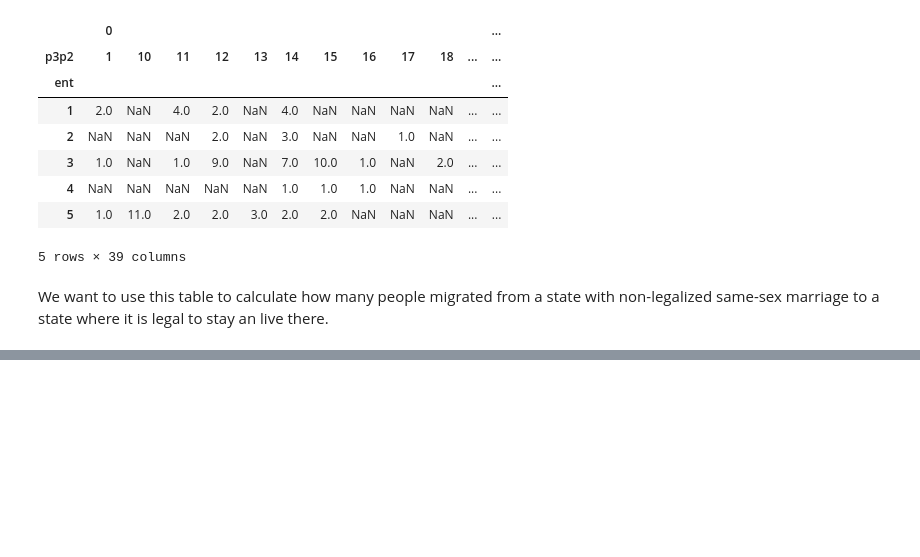
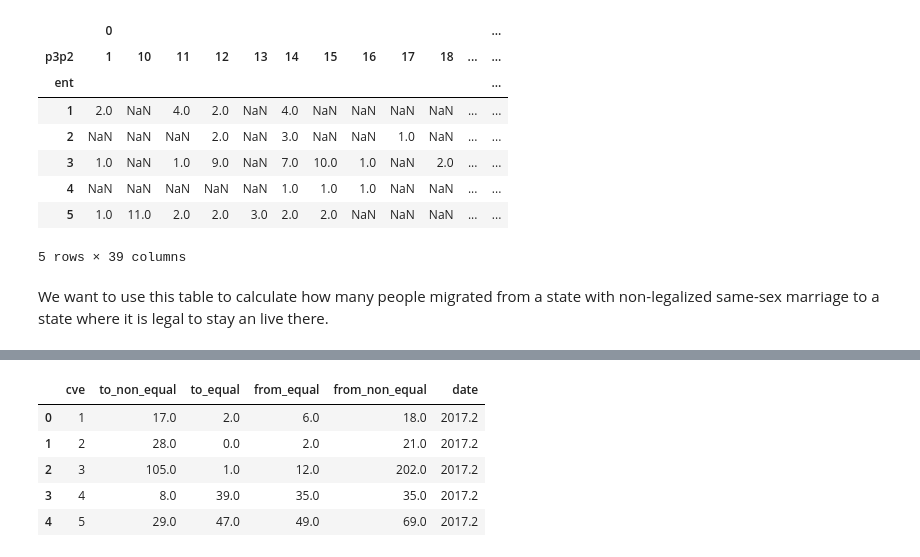
Before and after one commit to marionomics/migracion-lgbt, a Jupyter notebook: notebooks/explore_enoe.ipynb, the cells around one changed output, grey strips where cells are left out. Drawn from its saved outputs; the diff is of its cells as text; code cells hidden in the pictures; blank space fills up the shorter version.

```diff
--- a/notebooks/explore_enoe.ipynb
+++ b/notebooks/explore_enoe.ipynb
@@ -250,0 +269,10 @@ df_migraciones
+# %%
+df_migraciones['date'] = year + quarter/5
+df_migraciones.head()
+# %% [output]
+|  | cve | to_non_equal | to_equal | from_equal | from_non_equal | date |
+| 0 | 1 | 17.0 | 2.0 | 6.0 | 18.0 | 2017.2 |
+| 1 | 2 | 28.0 | 0.0 | 2.0 | 21.0 | 2017.2 |
+| 2 | 3 | 105.0 | 1.0 | 12.0 | 202.0 | 2017.2 |
+| 3 | 4 | 8.0 | 39.0 | 35.0 | 35.0 | 2017.2 |
+| 4 | 5 | 29.0 | 47.0 | 49.0 | 69.0 | 2017.2 |
```
Also changed, not shown: parts of 16 cells of this notebook.
